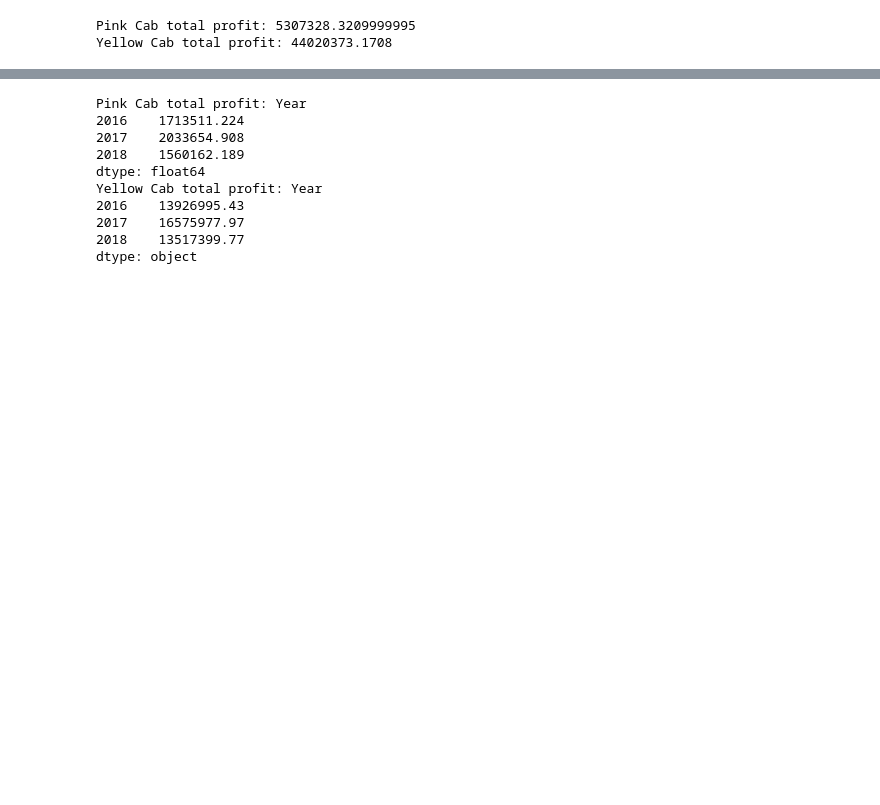
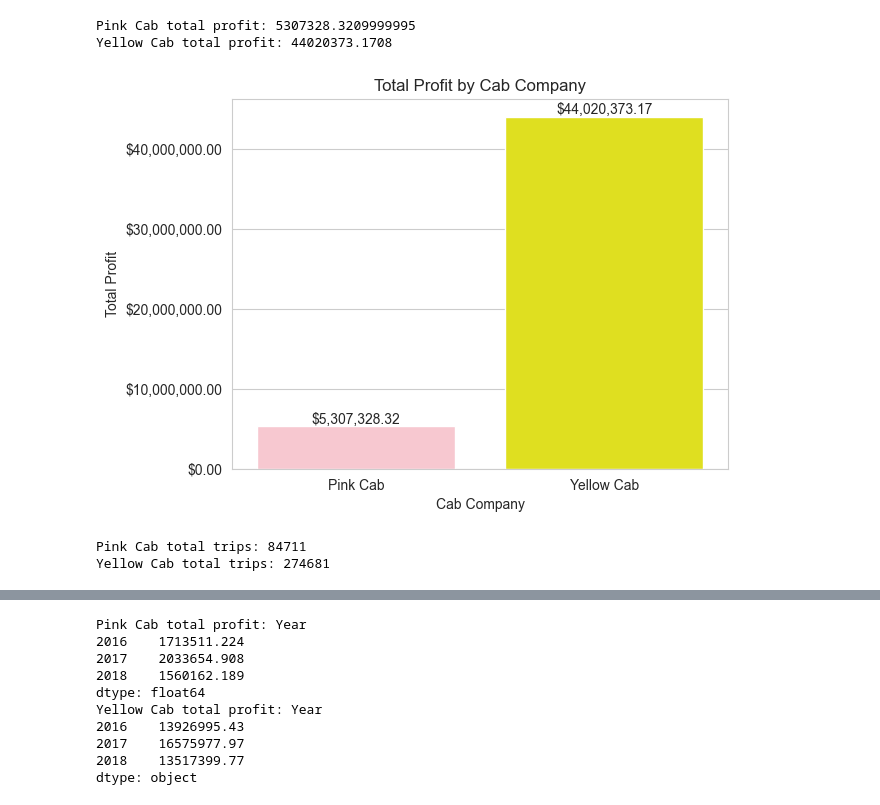
Before and after one commit to tassalor1/data_glacier, a Jupyter notebook: G2M Case Study/EDA.ipynb, the cells around one changed output, grey strips where cells are left out. Cells and saved outputs as stored; diff of their text form; code cells hidden in the pictures; blank space fills up the shorter version.

```diff
--- a/G2M Case Study/EDA.ipynb
+++ b/G2M Case Study/EDA.ipynb
@@ -380,3 +446,40 @@ print("Yellow Cab total profit:", yellow_profit_total.sum())
 # %% [output]
 Pink Cab total profit: 5307328.3209999995
 Yellow Cab total profit: 44020373.1708
+# %%
+# Create a bar plot using SNS
+ax = sns.barplot(x=["Pink Cab", "Yellow Cab"], y=[pink_profit_total.sum(), yellow_profit_total.sum()], palette=colors)
+
+# Format y-axis
+fmt = '${x:,.2f}'
+tick = mtick.StrMethodFormatter(fmt)
+ax.yaxis.set_major_formatter(tick)
+
+# Add labels and title
+plt.xlabel("Cab Company")
+plt.ylabel("Total Profit")
+plt.title("Total Profit by Cab Company")
+
+# Add values on top of each bar
+for p in ax.patches:
+    value = "${:,.2f}".format(p.get_height())
+    ax.annotate(value,
+                (p.get_x() + p.get_width() / 2., p.get_height()),
+                ha='center', va='center',
+                xytext=(0, 5),
+                textcoords='offset points')
+
+
+plt.show()
+# %% [output]
+[figure, added]
+# %%
+# Total Trips per company
+pink_trips = len(pink_df)
+yellow_trips = len(yellow_df)
+
+print("Pink Cab total trips:", pink_trips)
+print("Yellow Cab total trips:", yellow_trips)
+# %% [output]
+Pink Cab total trips: 84711
+Yellow Cab total trips: 274681
```
Also changed, not shown: parts of 38 cells of this notebook.
